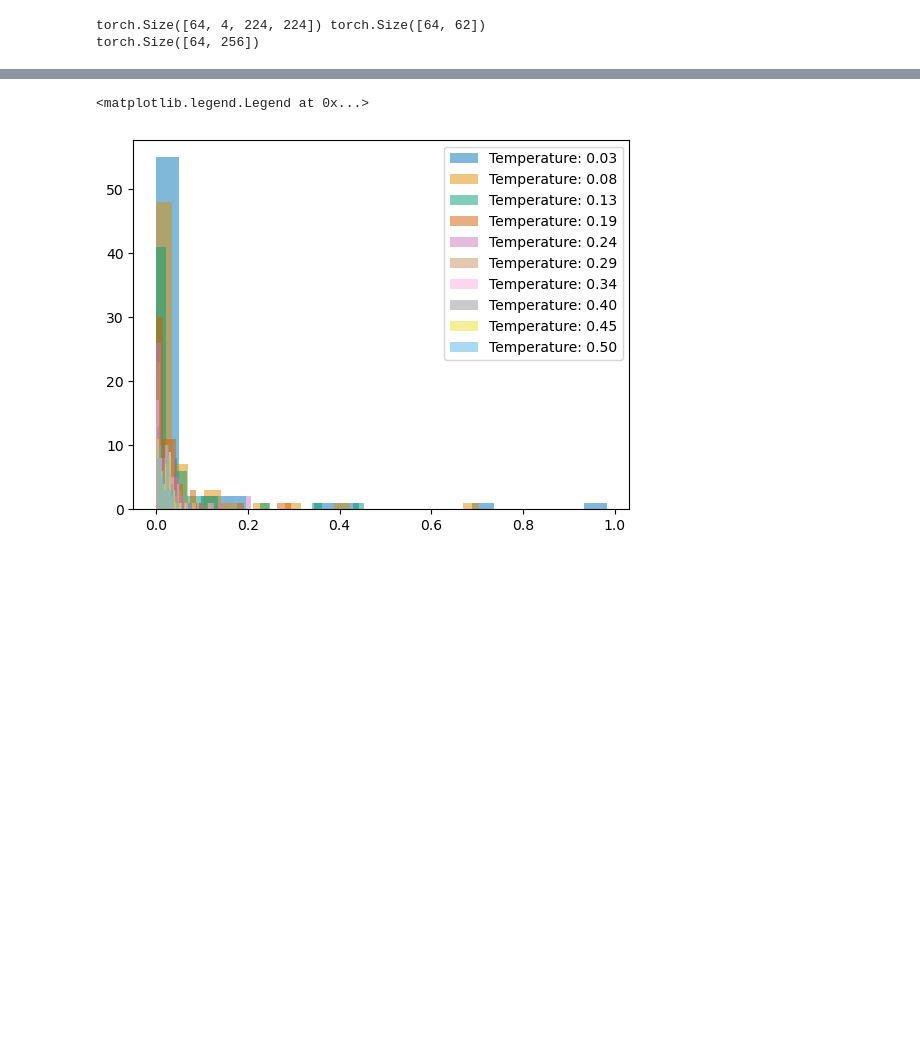
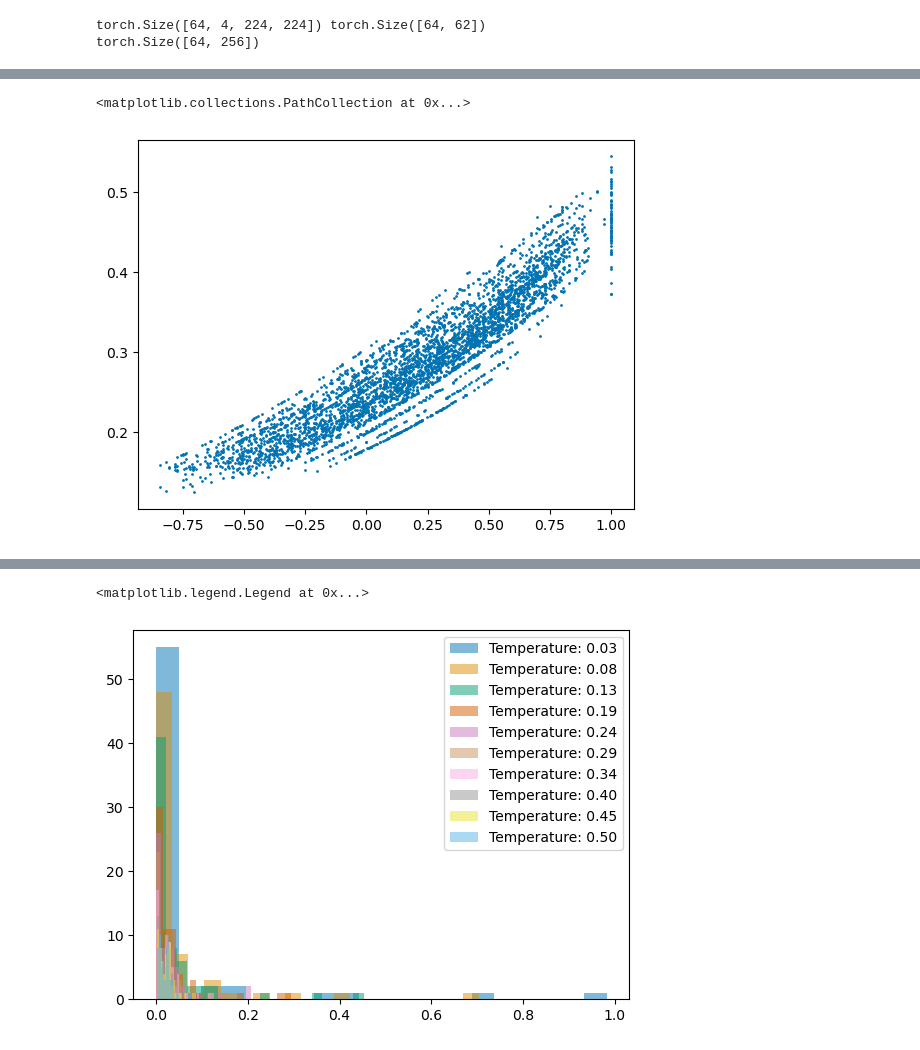
Before and after one commit to vdplasthijs/PECL, a Jupyter notebook: notebooks/Explore embeddings from trained model.ipynb, the cells around one changed output, grey strips where cells are left out. Cells and saved outputs as stored; diff of their text form; code cells hidden in the pictures; blank space fills up the shorter version.

```diff
--- a/notebooks/Explore embeddings from trained model.ipynb
+++ b/notebooks/Explore embeddings from trained model.ipynb
@@ -211,0 +282,11 @@ tensor([0.7456, 0.8845, 0.8715, 0.8845, 0.8707, 0.8693, 0.8092, 0.9172, 0.9134,
+# %%
+# inds_one
+
+dist_array_ims = pem.normalised_softmax_distance_batch(im_enc, flatten=flatten_dist, temperature=temperature,
+                                                       exclude_diag_in_denominator=True,
+                                                       inner_prod_only=False)
+
+plt.scatter(sim_im_enc, dist_array_ims.cpu().detach().numpy(), s=1)
+# %% [output]
+<matplotlib.collections.PathCollection at 0x...>
+[figure, added]
```
Also changed, not shown: parts of 18 cells of this notebook, 3 other files.
